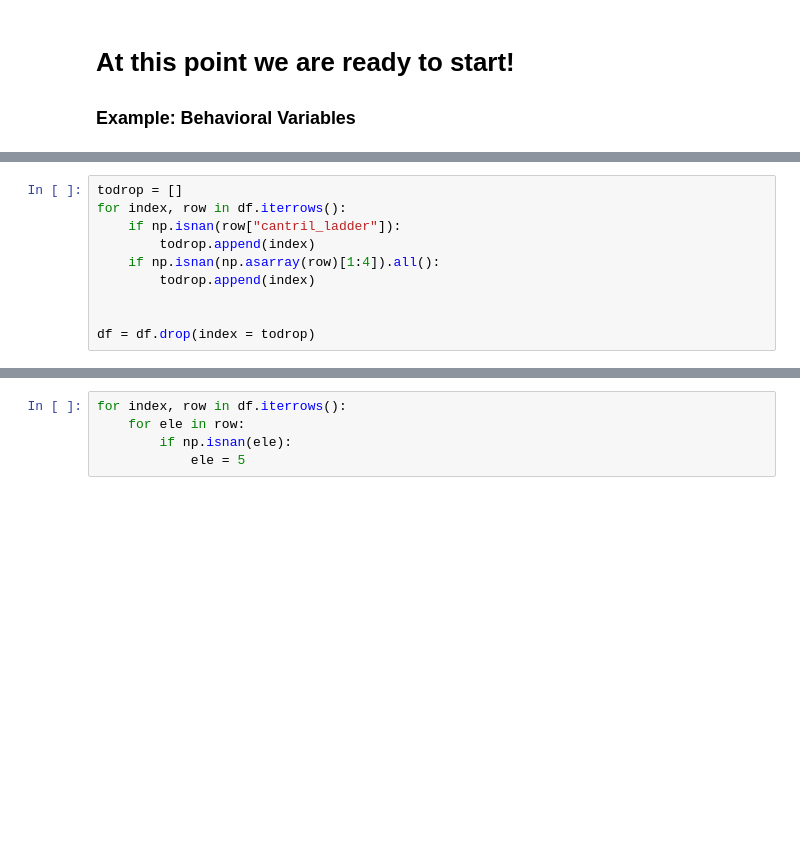
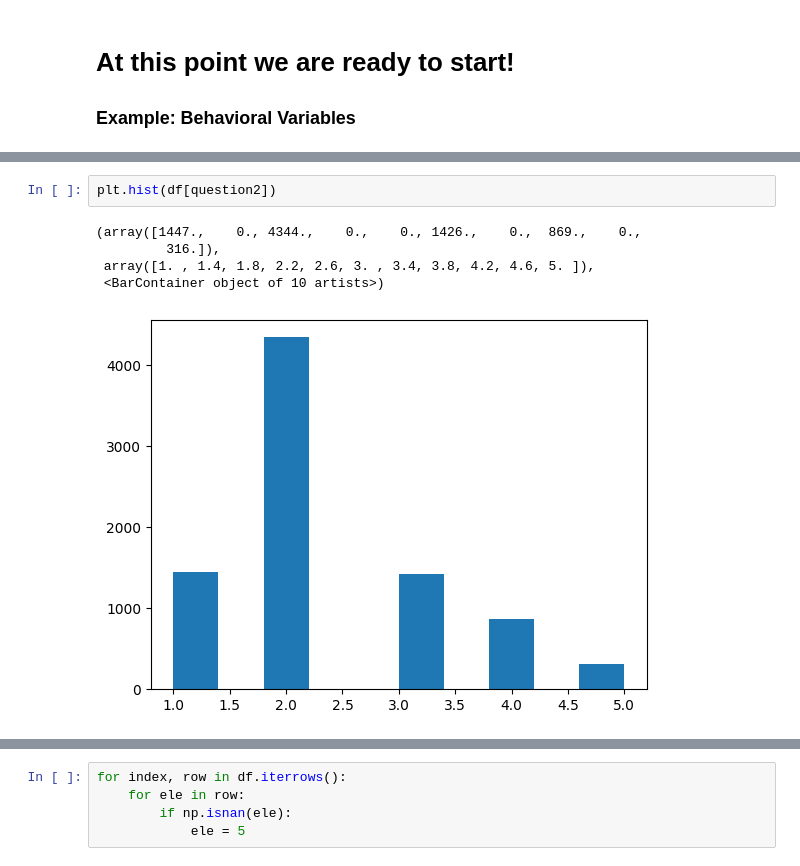
Before and after one commit to sevenbanisch/hackthon_yougov_data, a Jupyter notebook: hackathon/Joris/loadandcleandata.ipynb, the cells around one changed output, grey strips where cells are left out. Drawn from its saved outputs; the diff is of its cells as text; blank space fills up the shorter version.

```diff
--- a/hackathon/Joris/loadandcleandata.ipynb
+++ b/hackathon/Joris/loadandcleandata.ipynb
@@ -212,10 +312,8 @@ df
-# %%
-todrop = []
-for index, row in df.iterrows():
-    if np.isnan(row["cantril_ladder"]):
-        todrop.append(index)
-    if np.isnan(np.asarray(row)[1:4]).all():
-        todrop.append(index)
-
-
-df = df.drop(index = todrop)
+# %%
+plt.hist(df[question2])
+# %% [output]
+(array([1447.,    0., 4344.,    0.,    0., 1426.,    0.,  869.,    0.,
+         316.]),
+ array([1. , 1.4, 1.8, 2.2, 2.6, 3. , 3.4, 3.8, 4.2, 4.6, 5. ]),
+ <BarContainer object of 10 artists>)
+[figure, added]
```
Also changed, not shown: parts of 24 cells of this notebook.
